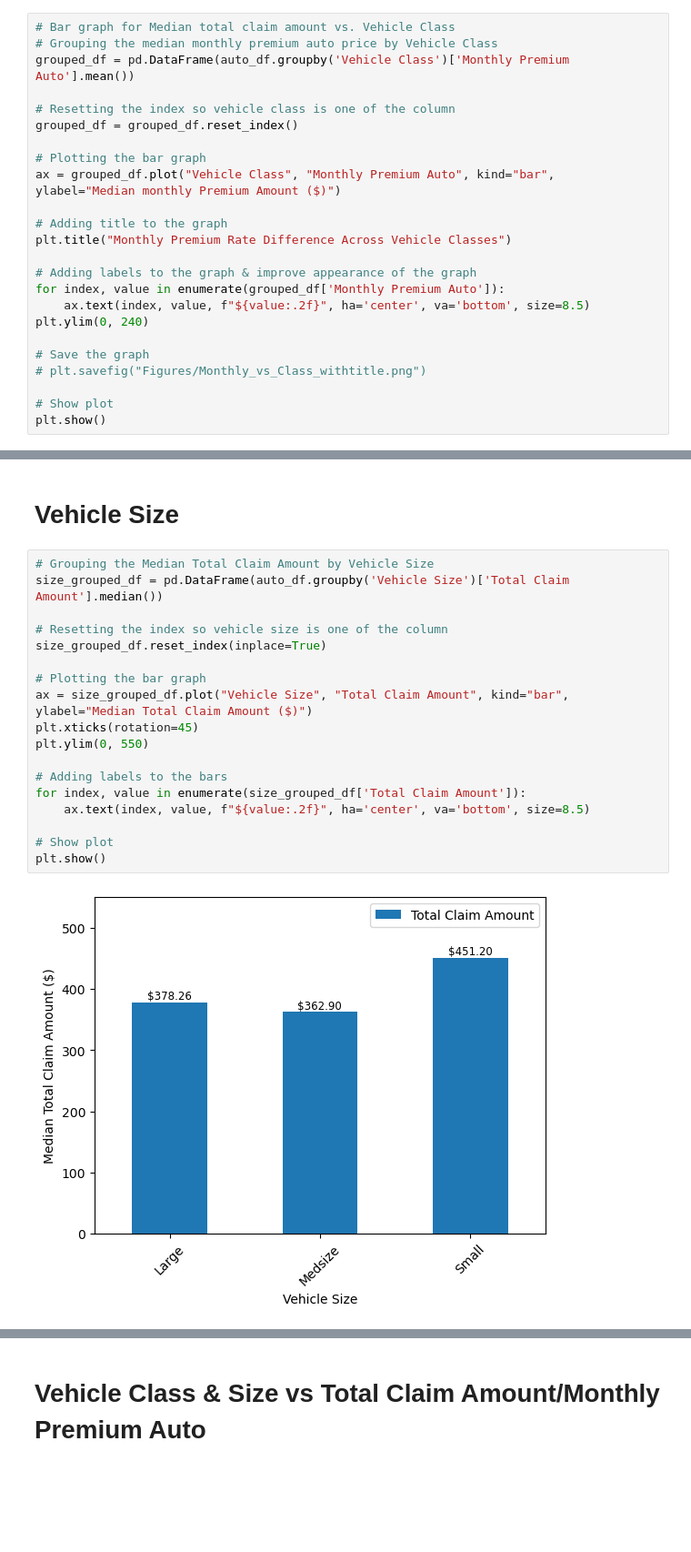
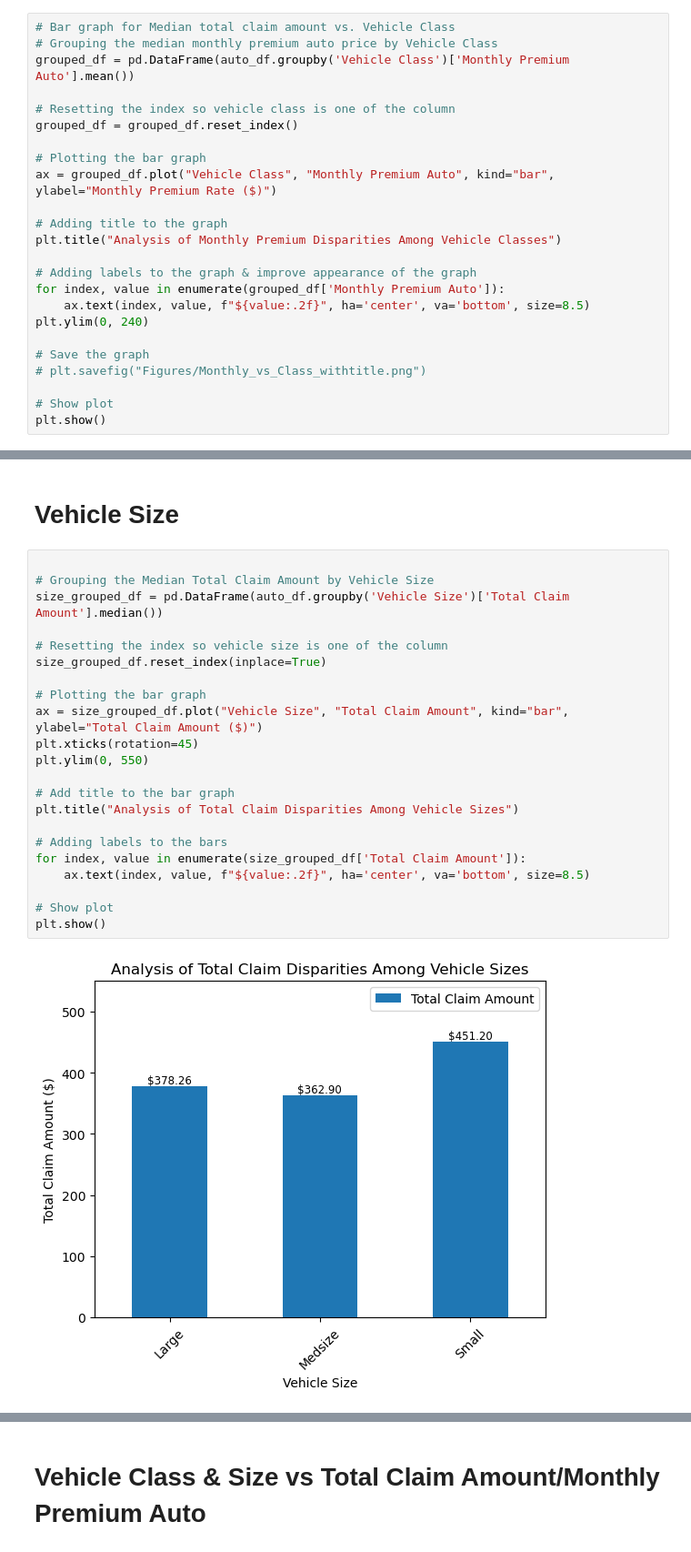
Before and after one commit to rdeshir10/Understanding_car_insurance, a Jupyter notebook: car_insurance.ipynb, the cells around one changed output, grey strips where cells are left out. Shown: that part at 91% size. Saved outputs shown, nothing was run; the diff lists cells and outputs as text; blank space fills up the shorter version.

Commit message:
Adding title to the plots

```diff
--- a/car_insurance.ipynb
+++ b/car_insurance.ipynb
@@ -100,10 +100,10 @@ grouped_df = pd.DataFrame(auto_df.groupby('Vehicle Class')['Monthly Premium Auto
 grouped_df = grouped_df.reset_index()
 
 # Plotting the bar graph
-ax = grouped_df.plot("Vehicle Class", "Monthly Premium Auto", kind="bar", ylabel="Median monthly Premium Amount ($)")
+ax = grouped_df.plot("Vehicle Class", "Monthly Premium Auto", kind="bar", ylabel="Monthly Premium Rate ($)")
 
 # Adding title to the graph
-plt.title("Monthly Premium Rate Difference Across Vehicle Classes")
+plt.title("Analysis of Monthly Premium Disparities Among Vehicle Classes")
 
 # Adding labels to the graph & improve appearance of the graph
 for index, value in enumerate(grouped_df['Monthly Premium Auto']):
@@ -120,25 +120,29 @@ plt.show()
 # %% [markdown]
 # Vehicle Size
 # %%
+
 # Grouping the Median Total Claim Amount by Vehicle Size
 size_grouped_df = pd.DataFrame(auto_df.groupby('Vehicle Size')['Total Claim Amount'].median())
 
 # Resetting the index so vehicle size is one of the column
 size_grouped_df.reset_index(inplace=True)
 
 # Plotting the bar graph
-ax = size_grouped_df.plot("Vehicle Size", "Total Claim Amount", kind="bar", ylabel="Median Total Claim Amount ($)")
+ax = size_grouped_df.plot("Vehicle Size", "Total Claim Amount", kind="bar", ylabel="Total Claim Amount ($)")
 plt.xticks(rotation=45)
 plt.ylim(0, 550)
+
+# Add title to the bar graph
+plt.title("Analysis of Total Claim Disparities Among Vehicle Sizes")
 
 # Adding labels to the bars
 for index, value in enumerate(size_grouped_df['Total Claim Amount']):
     ax.text(index, value, f"${value:.2f}", ha='center', va='bottom', size=8.5)
 
 # Show plot
 plt.show()
 # %% [output]
-[figure, old version]
+[figure, new version]
 # %%
 # Grouping the median Monthly Premium Price by Vehicle Size
 size_grouped_df = pd.DataFrame(auto_df.groupby('Vehicle Size')['Monthly Premium Auto'].median())
```
Also changed, not shown: parts of 6 cells of this notebook.
